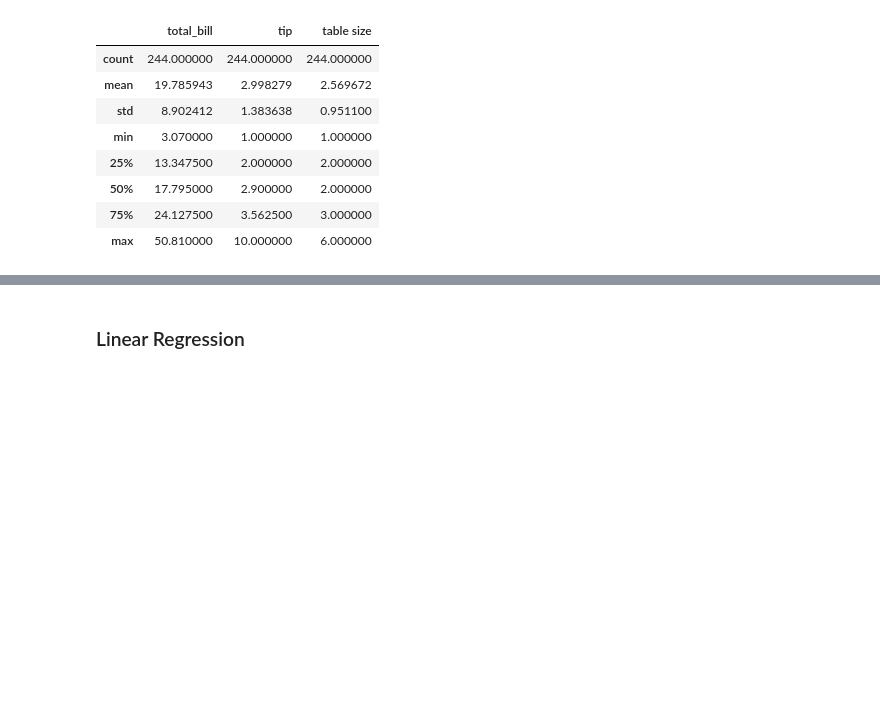
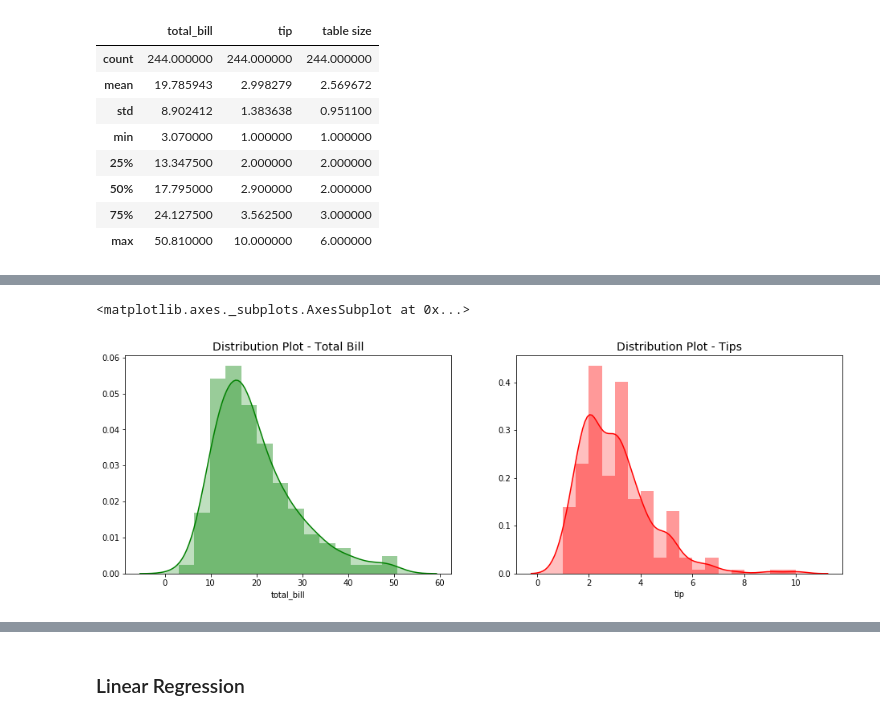
Before and after one commit to Slawak1/GMIT-FDA_Assesment_2019, a Jupyter notebook: gmit_fda_assesment_2019.ipynb, the cells around one changed output, grey strips where cells are left out. Saved outputs shown, nothing was run; the diff lists cells and outputs as text; code cells hidden in the pictures; blank space fills up the shorter version.

```diff
--- a/gmit_fda_assesment_2019.ipynb
+++ b/gmit_fda_assesment_2019.ipynb
@@ -164,0 +166,12 @@ ax = sns.scatterplot(x="total_bill", y="tip", data=df )
+# %%
+fig, axes = plt.subplots(1,2, figsize = (16,5))
+
+axes[0].set_title('Distribution Plot - Total Bill', fontsize='14')
+axes[1].set_title('Distribution Plot - Tips', fontsize='14')
+
+
+sns.distplot(df['total_bill'], hist=True, color="g",  kde_kws={"shade": True}, ax = axes[0])
+sns.distplot(df['tip'], hist=True, color="r", kde_kws={"shade": True}, ax = axes[1])
+# %% [output]
+<matplotlib.axes._subplots.AxesSubplot at 0x...>
+[figure, added]
```
Also changed, not shown: parts of 11 cells of this notebook.
